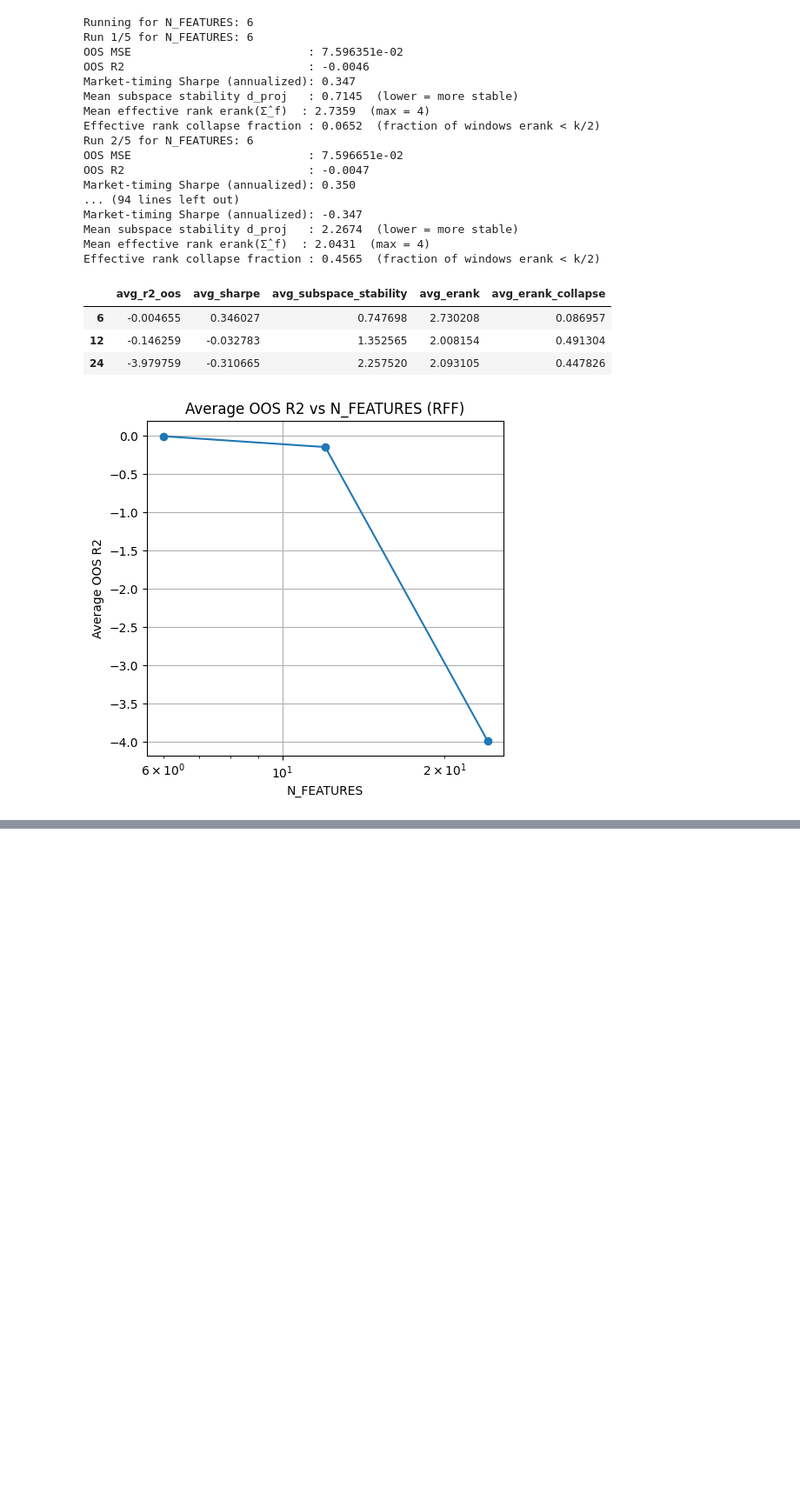
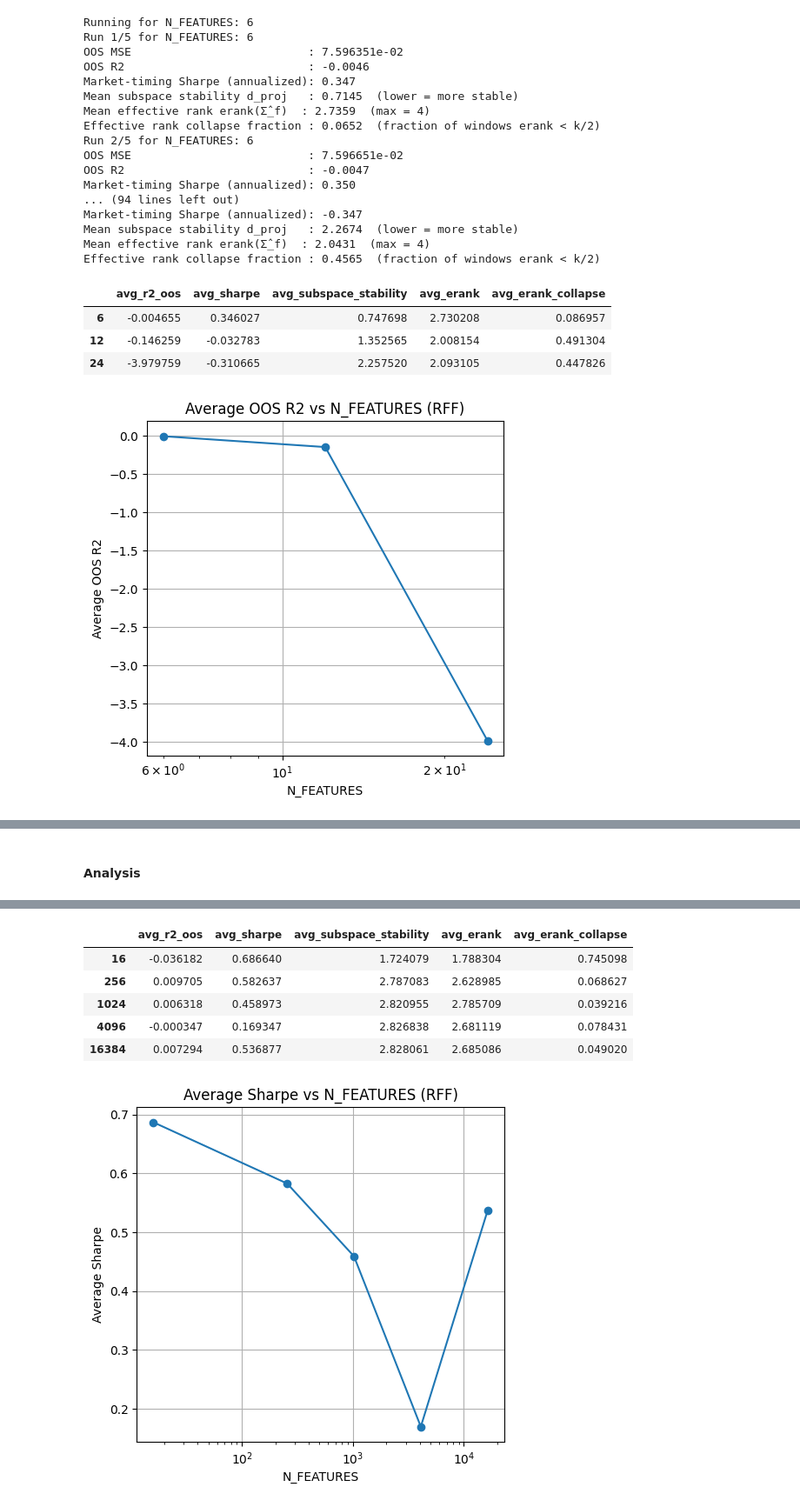
Before and after one commit to ItachiUchiha729/TheVirtueOfComplexity_PaperReplication_Experimentation, a Jupyter notebook: notebooks/VOC_everywhere.ipynb, the cells around one changed output, grey strips where cells are left out. Shown at 87% size. Drawn from its saved outputs; the diff is of its cells as text; code cells hidden in the pictures; blank space fills up the shorter version.

```diff
--- a/notebooks/VOC_everywhere.ipynb
+++ b/notebooks/VOC_everywhere.ipynb
@@ -1625,0 +1331,71 @@ Effective rank collapse fraction : 0.4565  (fraction of windows erank < k/2)
+# %% [markdown]
+#### Analysis
+# %%
+## Same run as 2 cells above, but runnign with grassman_v2, for subspace stability and effective rank diagnostics,
+
+#lets create rff transformations of the characteristics and then run the IPCA_Grass_estimation with the rff transformed characteristics, and see how the performance changes with the number of factors and the window length.
+
+GAMMA = 0.2
+N_FEATURES = 64
+
+# RFF transform needs a dense numeric matrix
+char_feats_reduced = char_feats_final[-33:]
+X_chars = df_trunc_extended[char_feats_reduced].copy()
+date_level = "date" if "date" in X_chars.index.names else 1
+
+# Impute missing values cross-sectionally by date, then columnwise fallback
+X_chars = X_chars.groupby(level=date_level).transform(lambda s: s.fillna(s.median()))
+X_chars = X_chars.fillna(X_chars.median()).fillna(0.0)
+
+GAMMA = 0.2
+window_len = 24
+N_FEATURES_EFF = [16, 256, 1024, 4096, 16384,]
+rff = RandomFourierFeatures(n_features=int(N_FEATURES / 2), gamma=GAMMA)
+rff_data = rff.transform(X_chars, seed=1)
+rff_cols = [f"rff_{i+1}" for i in range(rff_data.shape[1])]
+rff_df = pd.DataFrame(rff_data, index=df_trunc_extended.index, columns =rff_cols)
+df_trunc_rff = pd.concat([df_trunc_extended[["Price", "ret"]], rff_df], axis=1).dropna(subset=["ret"])
+num_iter_rff = 3
+results_by_factor_rff = {}
+#lets runf or different N_FEATURES_EFF values and store the results in a dictionary, but num_factors is always 4
+for n_feat in N_FEATURES_EFF:
+    print(f"\nRunning for N_FEATURES: {n_feat}")
+    rff = RandomFourierFeatures(n_features=int(n_feat / 2), gamma=GAMMA)
+    rff_data = rff.transform(X_chars, seed=1)
+    rff_cols = [f"rff_{i+1}" for i in range(rff_data.shape[1])]
+    rff_df = pd.DataFrame(rff_data, index=df_trunc_extended.index, columns=rff_cols)
+    df_trunc_rff = pd.concat([df_trunc_extended[["Price", "ret"]], rff_df], axis=1).dropna(subset=["ret"])
+
+    all_results = []
+    for i in range(num_iter_rff):
+        print(f"Run {i+1}/{num_iter_rff} for N_FEATURES: {n_feat}")
+        res = run_ipca_grass_v2(
+            df_trunc=df_trunc_rff,
+            char_feats=rff_cols,
+            num_fact=4,  # keeping num_factors fixed at 4
+            window_len=window_len,
+            max_nan=0.3,
+            max_zero=0.3,
+            min_non_nan_frac=0.7,
+        )
+        all_results.append(res)
+
+    results_by_factor_rff[n_feat] = {
+        "avg_r2_oos": np.mean([res["r2_oos"] for res in all_results]),
+        "avg_sharpe": np.mean([res["sharpe"] for res in all_results]),
+        # ── paper diagnostics ──────────────────────────────────────────────
+        "avg_subspace_stability": np.mean([res["mean_subspace_stability"] for res in all_results]),
+        "avg_erank":             np.mean([res["mean_erank"] for res in all_results]),
+        "avg_erank_collapse":    np.mean([res["erank_collapse_frac"] for res in all_results]),
+    }
+results_rff_df = pd.DataFrame(results_by_factor_rff).T
+display(results_rff_df)
+plt.figure(figsize=(12, 5))
+plt.subplot(1, 2, 1)
+plt.plot(results_rff_df.index, results_rff_df["avg_sharpe"], marker="o")
+plt.title("Average Sharpe vs N_FEATURES (RFF)")
+plt.xlabel("N_FEATURES")
+plt.ylabel("Average Sharpe")
+plt.xscale("log")
+plt.grid()
+# %% [output]
@@ -1625,0 +1419,7 @@ Effective rank collapse fraction : 0.4565  (fraction of windows erank < k/2)
+|  | avg_r2_oos | avg_sharpe | avg_subspace_stability | avg_erank | avg_erank_collapse |
+| 16 | -0.036182 | 0.686640 | 1.724079 | 1.788304 | 0.745098 |
+| 256 | 0.009705 | 0.582637 | 2.787083 | 2.628985 | 0.068627 |
+| 1024 | 0.006318 | 0.458973 | 2.820955 | 2.785709 | 0.039216 |
+| 4096 | -0.000347 | 0.169347 | 2.826838 | 2.681119 | 0.078431 |
+| 16384 | 0.007294 | 0.536877 | 2.828061 | 2.685086 | 0.049020 |
+[figure, added]
```
Also changed, not shown: parts of 46 cells of this notebook, 5 other files.
